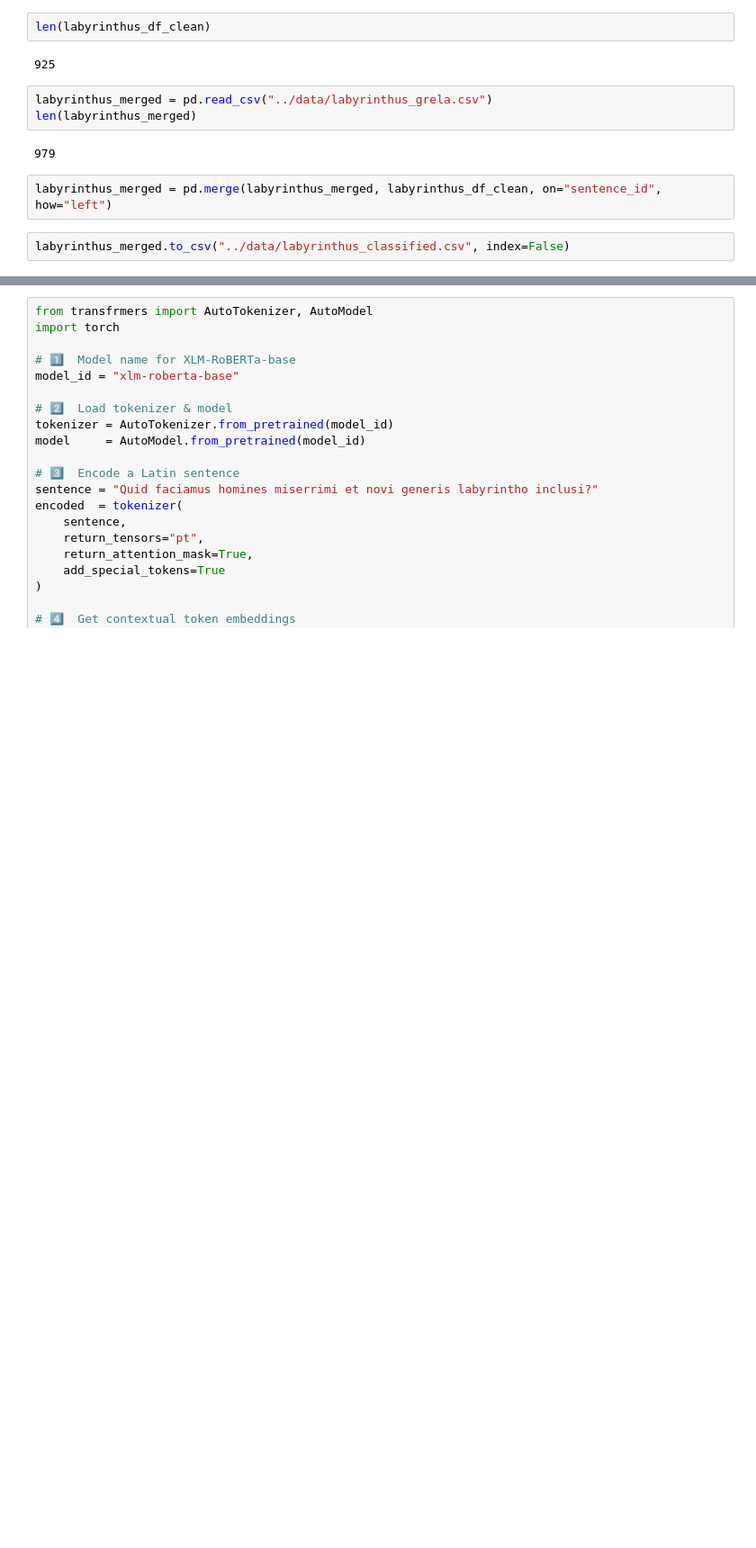
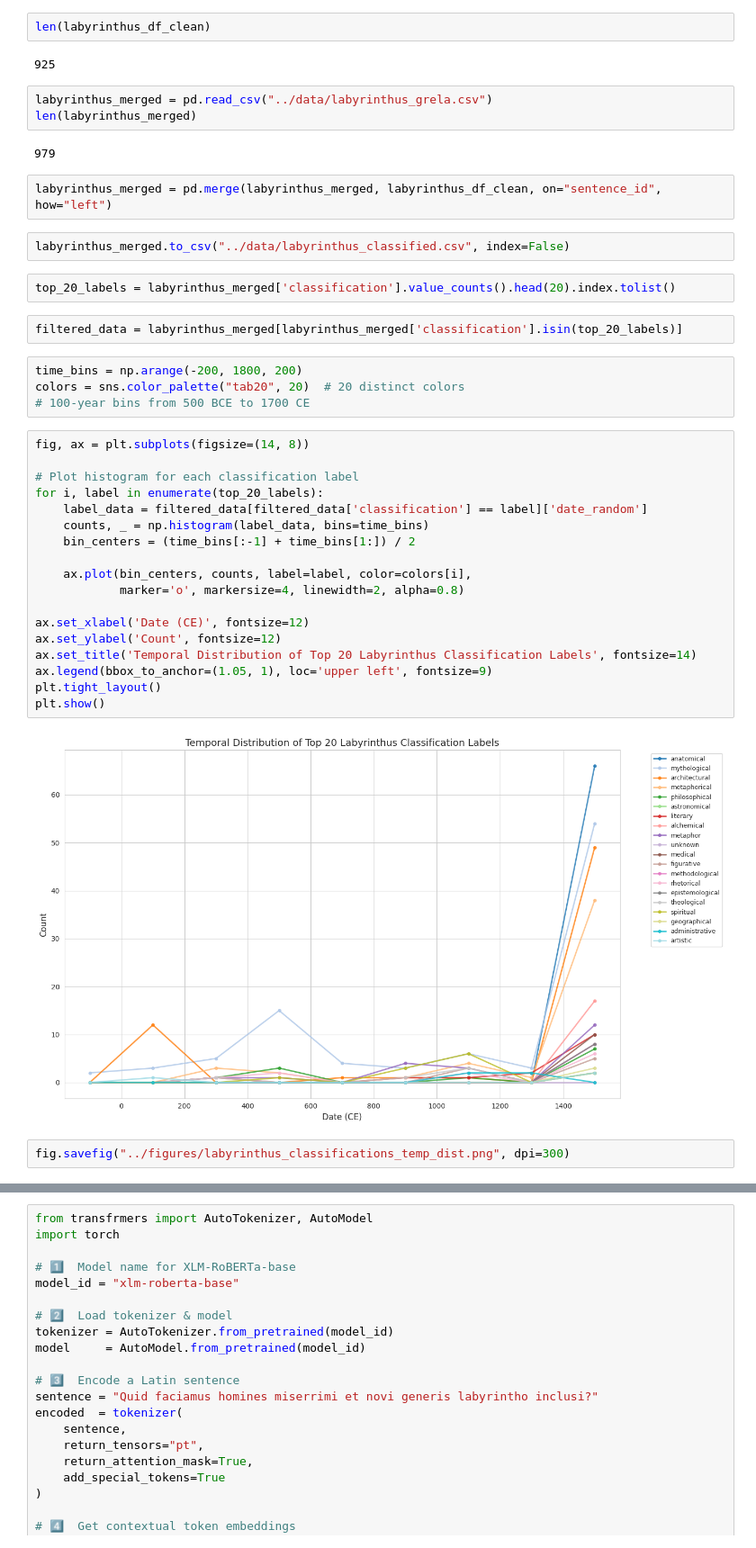
Before and after one commit to CCS-ZCU/labyrinth, a Jupyter notebook: scripts/labyrinth_analysis.ipynb, the cells around one changed output, grey strips where cells are left out. Shown: that part at 90% size. Saved outputs shown, nothing was run; the diff lists cells and outputs as text; blank space fills up the shorter version.

Commit message:
classification temp dist

```diff
--- a/scripts/labyrinth_analysis.ipynb
+++ b/scripts/labyrinth_analysis.ipynb
@@ -168,3 +173,33 @@ len(labyrinthus_merged)
 labyrinthus_merged = pd.merge(labyrinthus_merged, labyrinthus_df_clean, on="sentence_id", how="left")
 # %%
 labyrinthus_merged.to_csv("../data/labyrinthus_classified.csv", index=False)
+# %%
+top_20_labels = labyrinthus_merged['classification'].value_counts().head(20).index.tolist()
+# %%
+filtered_data = labyrinthus_merged[labyrinthus_merged['classification'].isin(top_20_labels)]
+# %%
+time_bins = np.arange(-200, 1800, 200)
+colors = sns.color_palette("tab20", 20)  # 20 distinct colors
+# 100-year bins from 500 BCE to 1700 CE
+# %%
+fig, ax = plt.subplots(figsize=(14, 8))
+
+# Plot histogram for each classification label
+for i, label in enumerate(top_20_labels):
+    label_data = filtered_data[filtered_data['classification'] == label]['date_random']
+    counts, _ = np.histogram(label_data, bins=time_bins)
+    bin_centers = (time_bins[:-1] + time_bins[1:]) / 2
+
+    ax.plot(bin_centers, counts, label=label, color=colors[i],
+            marker='o', markersize=4, linewidth=2, alpha=0.8)
+
+ax.set_xlabel('Date (CE)', fontsize=12)
+ax.set_ylabel('Count', fontsize=12)
+ax.set_title('Temporal Distribution of Top 20 Labyrinthus Classification Labels', fontsize=14)
+ax.legend(bbox_to_anchor=(1.05, 1), loc='upper left', fontsize=9)
+plt.tight_layout()
+plt.show()
+# %% [output]
+[figure, added]
+# %%
+fig.savefig("../figures/labyrinthus_classifications_temp_dist.png", dpi=300)
```
Also changed, not shown: parts of 4 cells of this notebook, 1 other file.
